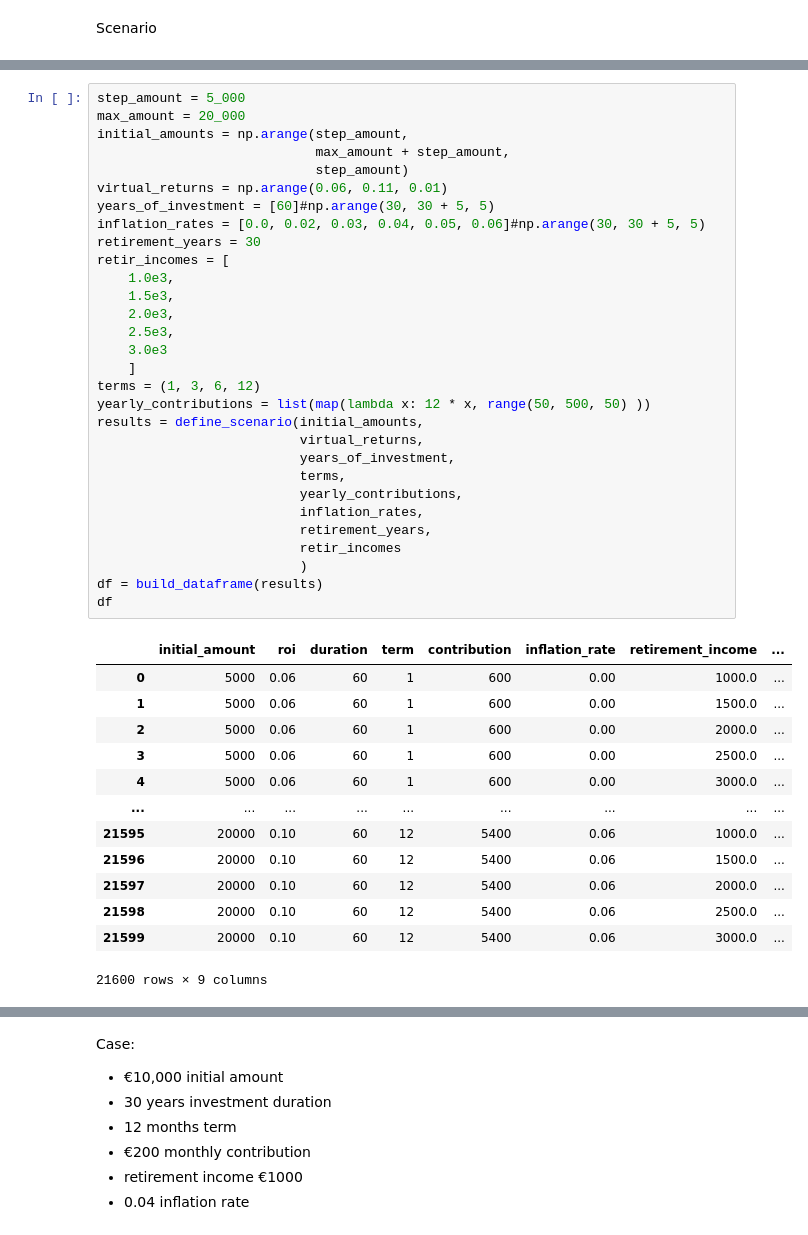
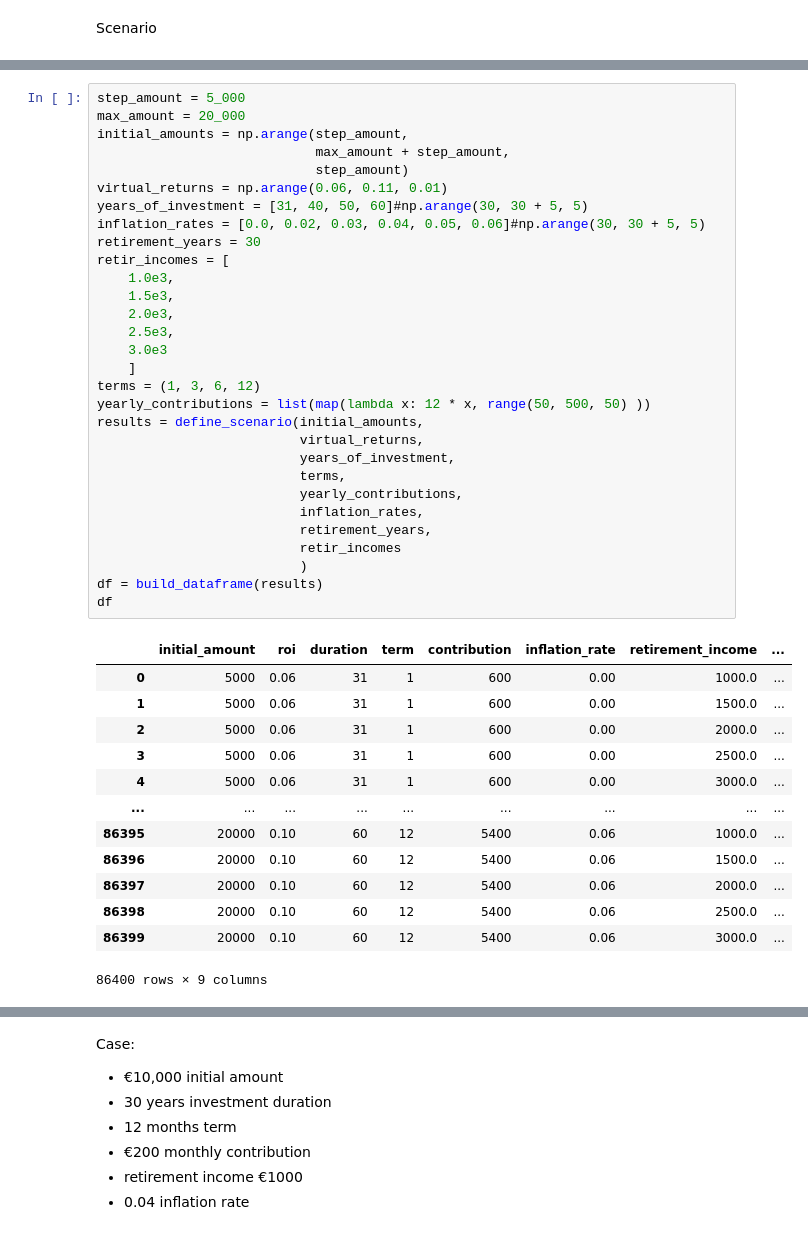
Before and after one commit to Marlup/Simulation-of-investment-and-compound-returns, a Jupyter notebook: investment_scenarios.ipynb, the cells around one changed output, grey strips where cells are left out. Drawn from its saved outputs; the diff is of its cells as text.

```diff
--- a/investment_scenarios.ipynb
+++ b/investment_scenarios.ipynb
@@ -121,43 +127,43 @@ Total earnings: 106783.9
 step_amount = 5_000
 max_amount = 20_000
 initial_amounts = np.arange(step_amount,
                             max_amount + step_amount,
                             step_amount)
 virtual_returns = np.arange(0.06, 0.11, 0.01)
-years_of_investment = [60]#np.arange(30, 30 + 5, 5)
+years_of_investment = [31, 40, 50, 60]#np.arange(30, 30 + 5, 5)
 inflation_rates = [0.0, 0.02, 0.03, 0.04, 0.05, 0.06]#np.arange(30, 30 + 5, 5)
 retirement_years = 30
 retir_incomes = [
     1.0e3,
     1.5e3,
     2.0e3,
     2.5e3,
     3.0e3
     ]
 terms = (1, 3, 6, 12)
 yearly_contributions = list(map(lambda x: 12 * x, range(50, 500, 50) ))
 results = define_scenario(initial_amounts,
                           virtual_returns,
                           years_of_investment,
                           terms,
                           yearly_contributions,
                           inflation_rates,
                           retirement_years,
                           retir_incomes
                           )
 df = build_dataframe(results)
 df
 # %% [output]
 |  | initial_amount | roi | duration | term | contribution | inflation_rate | retirement_income | ... |
-| 0 | 5000 | 0.06 | 60 | 1 | 600 | 0.00 | 1000.0 | ... |
-| 1 | 5000 | 0.06 | 60 | 1 | 600 | 0.00 | 1500.0 | ... |
-| 2 | 5000 | 0.06 | 60 | 1 | 600 | 0.00 | 2000.0 | ... |
-| 3 | 5000 | 0.06 | 60 | 1 | 600 | 0.00 | 2500.0 | ... |
-| 4 | 5000 | 0.06 | 60 | 1 | 600 | 0.00 | 3000.0 | ... |
+| 0 | 5000 | 0.06 | 31 | 1 | 600 | 0.00 | 1000.0 | ... |
+| 1 | 5000 | 0.06 | 31 | 1 | 600 | 0.00 | 1500.0 | ... |
+| 2 | 5000 | 0.06 | 31 | 1 | 600 | 0.00 | 2000.0 | ... |
+| 3 | 5000 | 0.06 | 31 | 1 | 600 | 0.00 | 2500.0 | ... |
+| 4 | 5000 | 0.06 | 31 | 1 | 600 | 0.00 | 3000.0 | ... |
 | ... | ... | ... | ... | ... | ... | ... | ... | ... |
-| 21595 | 20000 | 0.10 | 60 | 12 | 5400 | 0.06 | 1000.0 | ... |
-| 21596 | 20000 | 0.10 | 60 | 12 | 5400 | 0.06 | 1500.0 | ... |
-| 21597 | 20000 | 0.10 | 60 | 12 | 5400 | 0.06 | 2000.0 | ... |
-| 21598 | 20000 | 0.10 | 60 | 12 | 5400 | 0.06 | 2500.0 | ... |
-| 21599 | 20000 | 0.10 | 60 | 12 | 5400 | 0.06 | 3000.0 | ... |
+| 86395 | 20000 | 0.10 | 60 | 12 | 5400 | 0.06 | 1000.0 | ... |
+| 86396 | 20000 | 0.10 | 60 | 12 | 5400 | 0.06 | 1500.0 | ... |
+| 86397 | 20000 | 0.10 | 60 | 12 | 5400 | 0.06 | 2000.0 | ... |
+| 86398 | 20000 | 0.10 | 60 | 12 | 5400 | 0.06 | 2500.0 | ... |
+| 86399 | 20000 | 0.10 | 60 | 12 | 5400 | 0.06 | 3000.0 | ... |
-21600 rows × 9 columns
+86400 rows × 9 columns
```
Also changed, not shown: parts of 7 cells of this notebook.
